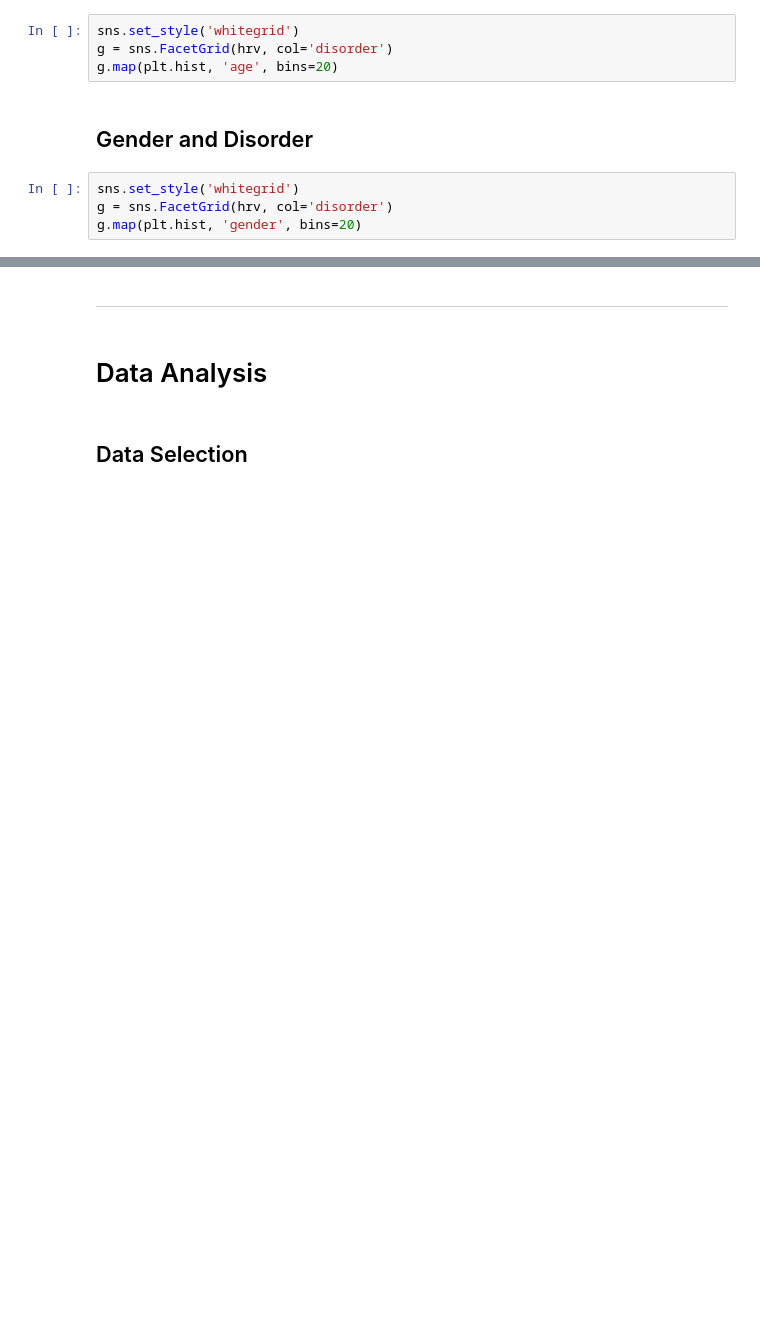
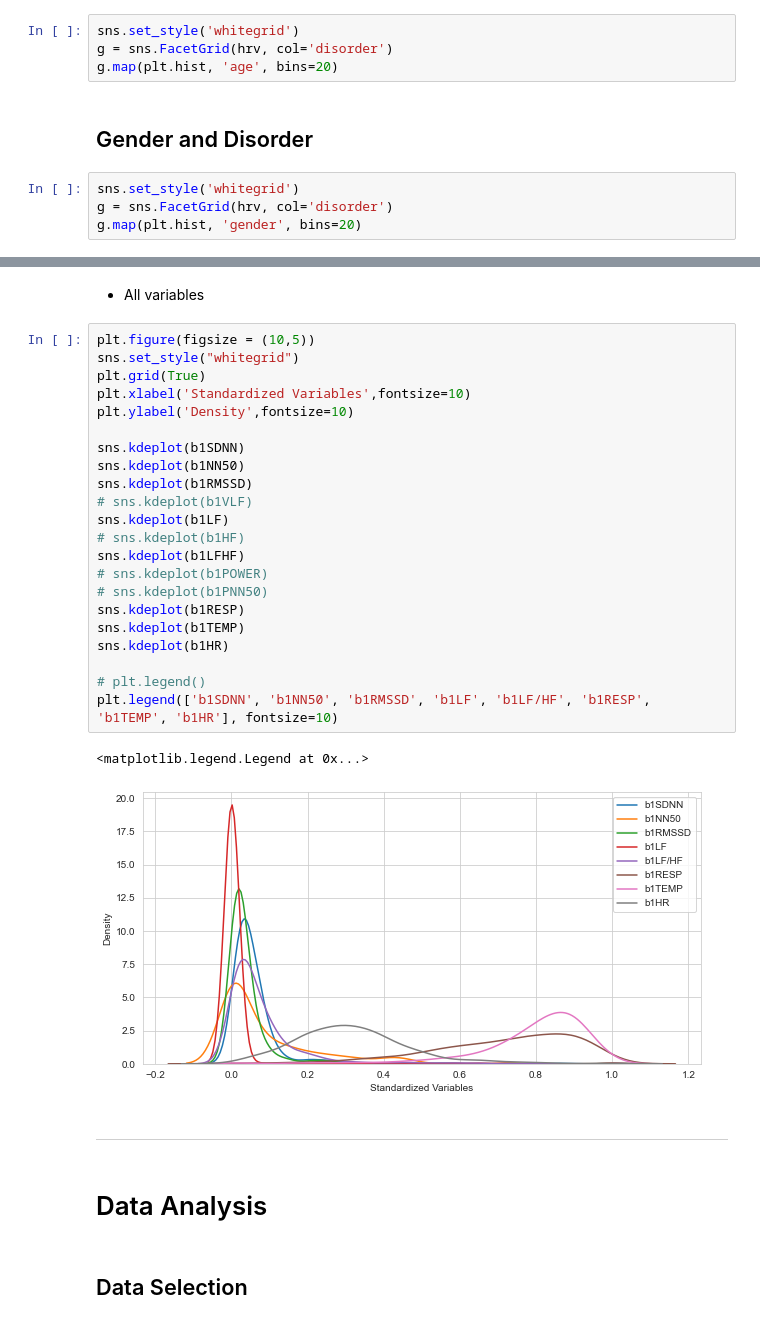
Before and after one commit to andrewyoo214/depression-pred, a Jupyter notebook: HRV_analysis.ipynb, the cells around one changed output, grey strips where cells are left out. Drawn from its saved outputs; the diff is of its cells as text; blank space fills up the shorter version.

```diff
--- a/HRV_analysis.ipynb
+++ b/HRV_analysis.ipynb
@@ -234,3 +468,30 @@ g.map(plt.hist, 'gender', bins=20)
+# %% [markdown]
+* All variables
+# %%
+plt.figure(figsize = (10,5))
+sns.set_style("whitegrid")
+plt.grid(True)
+plt.xlabel('Standardized Variables',fontsize=10)
+plt.ylabel('Density',fontsize=10)
+
+sns.kdeplot(b1SDNN)
+sns.kdeplot(b1NN50)
+sns.kdeplot(b1RMSSD)
+# sns.kdeplot(b1VLF)
+sns.kdeplot(b1LF)
+# sns.kdeplot(b1HF)
+sns.kdeplot(b1LFHF)
+# sns.kdeplot(b1POWER)
+# sns.kdeplot(b1PNN50)
+sns.kdeplot(b1RESP)
+sns.kdeplot(b1TEMP)
+sns.kdeplot(b1HR)
+
+# plt.legend()
+plt.legend(['b1SDNN', 'b1NN50', 'b1RMSSD', 'b1LF', 'b1LF/HF', 'b1RESP', 'b1TEMP', 'b1HR'], fontsize=10)
+# %% [output]
+<matplotlib.legend.Legend at 0x...>
+[figure, added]
 # %% [markdown]
 - - -
 # %% [markdown]
```
Also changed, not shown: parts of 42 cells of this notebook.
